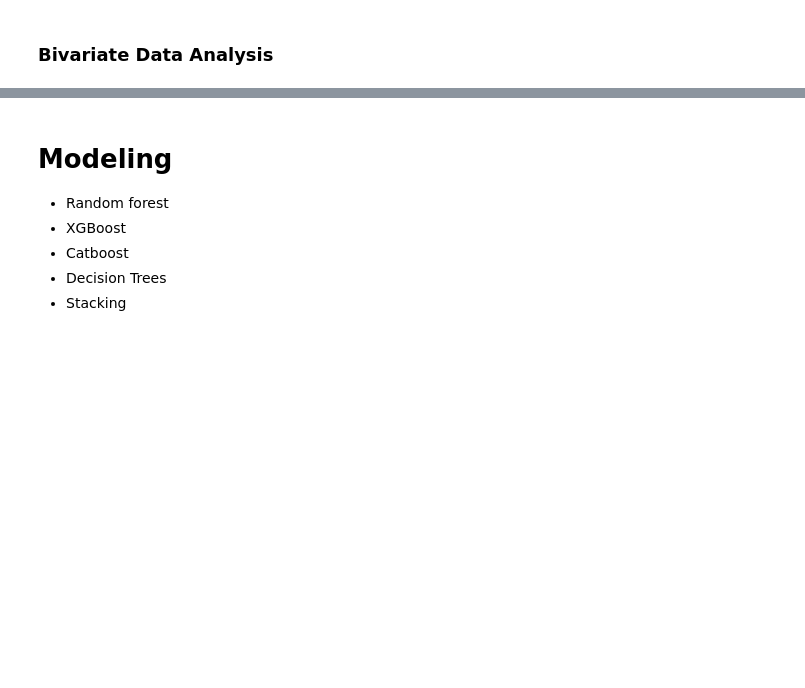
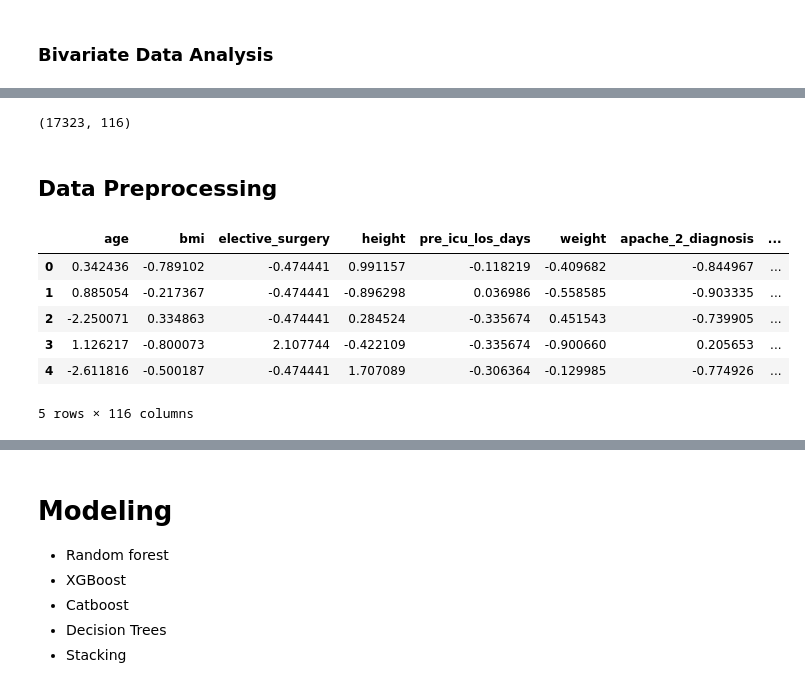
Before and after one commit to pauljhan01/DSP-Final-Project, a Jupyter notebook: FinalProject.ipynb, the cells around one changed output, grey strips where cells are left out. Drawn from its saved outputs; the diff is of its cells as text; code cells hidden in the pictures; blank space fills up the shorter version.

```diff
--- a/FinalProject.ipynb
+++ b/FinalProject.ipynb
@@ -230,15 +232,39 @@ print(len(dropped_df.columns))
 # %%
-# removing outliers using z-score
-import pandas as pd
-from scipy.stats import zscore
+# # removing outliers using z-score
+# import pandas as pd
+# from scipy.stats import zscore
 
-# Calculate z-scores for each feature
-z_scores = df.apply(zscore)
+# # Calculate z-scores for each feature
+# z_scores = df.apply(zscore)
 
-# # Identify outliers by setting a threshold for z-score
-threshold = 3
-outliers = (z_scores > threshold).any(axis=1)
+# # # Identify outliers by setting a threshold for z-score
+# threshold = 3
+# outliers = (z_scores > threshold).any(axis=1)
 
-# # Remove outliers from DataFrame
-df_outliers_removed = df[~outliers]
-print(df_outliers_removed.shape)
+# # # Remove outliers from DataFrame
+# df_outliers_removed = df[~outliers]
+# print(df_outliers_removed.shape)
+# %% [output]
+(17323, 116)
+# %% [markdown]
+## Data Preprocessing
+# %%
+from sklearn.preprocessing import StandardScaler
+from sklearn_pandas import DataFrameMapper
+
+mapper = DataFrameMapper([(df.columns, StandardScaler())])
+scaled_features = mapper.fit_transform(df.copy(), 4)
+scaledf = pd.DataFrame(scaled_features, index=df.index, columns=df.columns)
+# scaler = StandardScaler()
+# scaled = scaler.fit(df)
+# scaled = scaler.transform(df)
+# %%
+scaledf.head()
+# %% [output]
+|  | age | bmi | elective_surgery | height | pre_icu_los_days | weight | apache_2_diagnosis | ... |
+| 0 | 0.342436 | -0.789102 | -0.474441 | 0.991157 | -0.118219 | -0.409682 | -0.844967 | ... |
+| 1 | 0.885054 | -0.217367 | -0.474441 | -0.896298 | 0.036986 | -0.558585 | -0.903335 | ... |
+| 2 | -2.250071 | 0.334863 | -0.474441 | 0.284524 | -0.335674 | 0.451543 | -0.739905 | ... |
+| 3 | 1.126217 | -0.800073 | 2.107744 | -0.422109 | -0.335674 | -0.900660 | 0.205653 | ... |
+| 4 | -2.611816 | -0.500187 | -0.474441 | 1.707089 | -0.306364 | -0.129985 | -0.774926 | ... |
+5 rows × 116 columns
```
Also changed, not shown: parts of 27 cells of this notebook, 1 other file.
